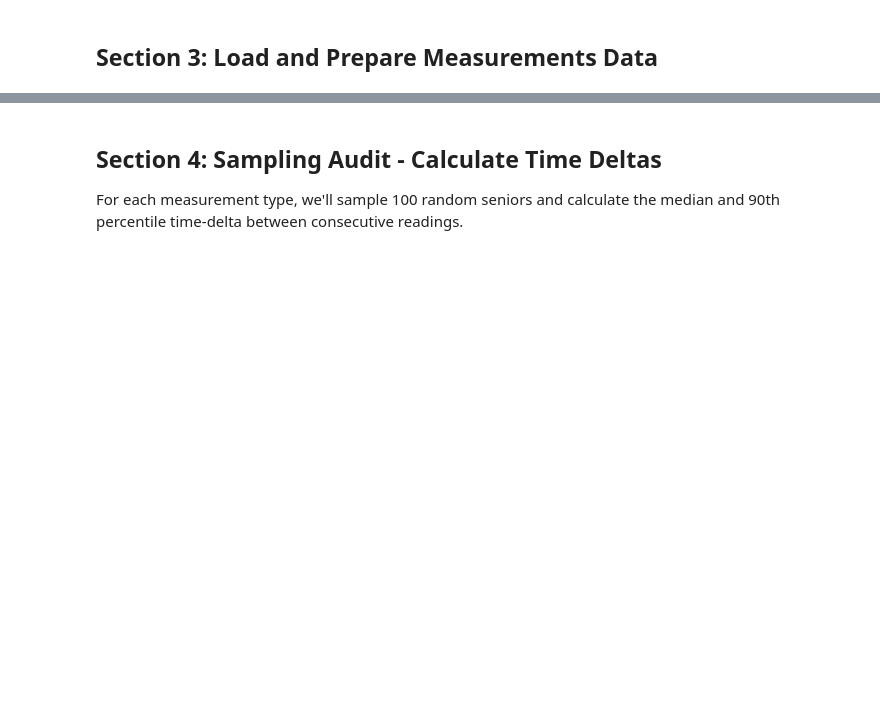
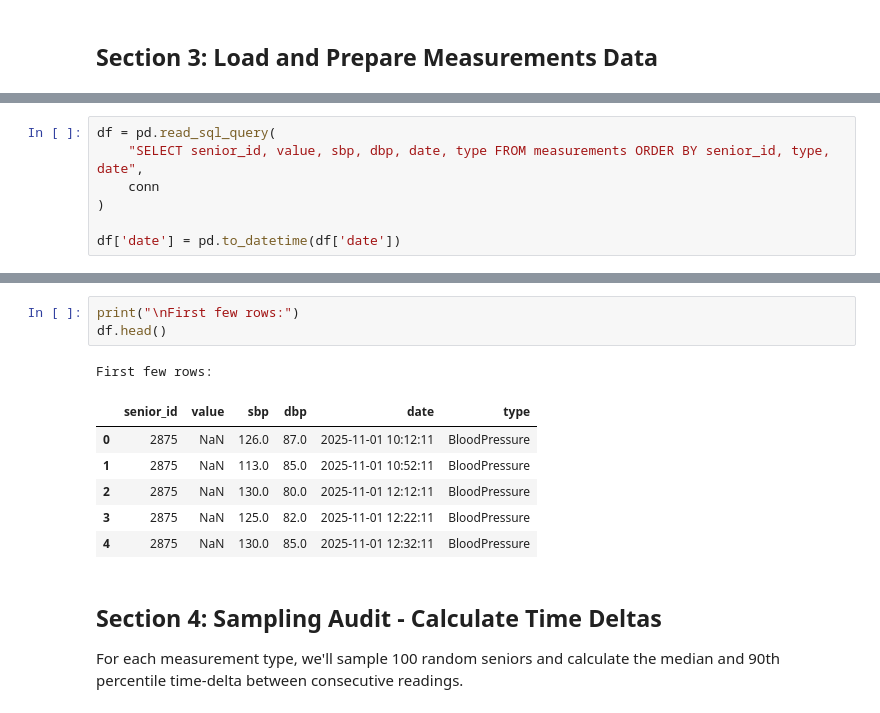
Before and after one commit to eldarmuk/AI-CVD, a Jupyter notebook: notebooks/03_data_reliability_filter.ipynb, the cells around one changed output, grey strips where cells are left out. Cells and saved outputs as stored; diff of their text form; blank space fills up the shorter version.

```diff
--- a/notebooks/03_data_reliability_filter.ipynb
+++ b/notebooks/03_data_reliability_filter.ipynb
@@ -73,0 +53,7 @@ First few rows:
+# %%
+df = pd.read_sql_query(
+    "SELECT senior_id, value, sbp, dbp, date, type FROM measurements ORDER BY senior_id, type, date",
+    conn
+)
+
+df['date'] = pd.to_datetime(df['date'])
@@ -74,3 +79,14 @@ First few rows:
+# %%
+print("\nFirst few rows:")
+df.head()
+# %% [output]
+First few rows:
+|  | senior_id | value | sbp | dbp | date | type |
+| 0 | 2875 | NaN | 126.0 | 87.0 | 2025-11-01 10:12:11 | BloodPressure |
+| 1 | 2875 | NaN | 113.0 | 85.0 | 2025-11-01 10:52:11 | BloodPressure |
+| 2 | 2875 | NaN | 130.0 | 80.0 | 2025-11-01 12:12:11 | BloodPressure |
+| 3 | 2875 | NaN | 125.0 | 82.0 | 2025-11-01 12:22:11 | BloodPressure |
+| 4 | 2875 | NaN | 130.0 | 85.0 | 2025-11-01 12:32:11 | BloodPressure |
 # %% [markdown]
 ## Section 4: Sampling Audit - Calculate Time Deltas
 
```
Also changed, not shown: parts of 10 cells of this notebook.
